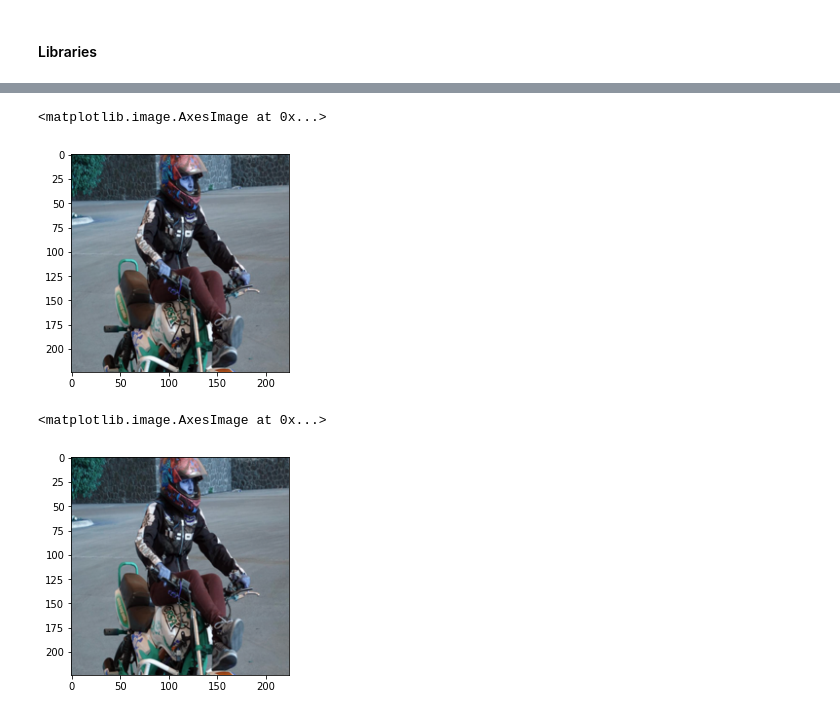
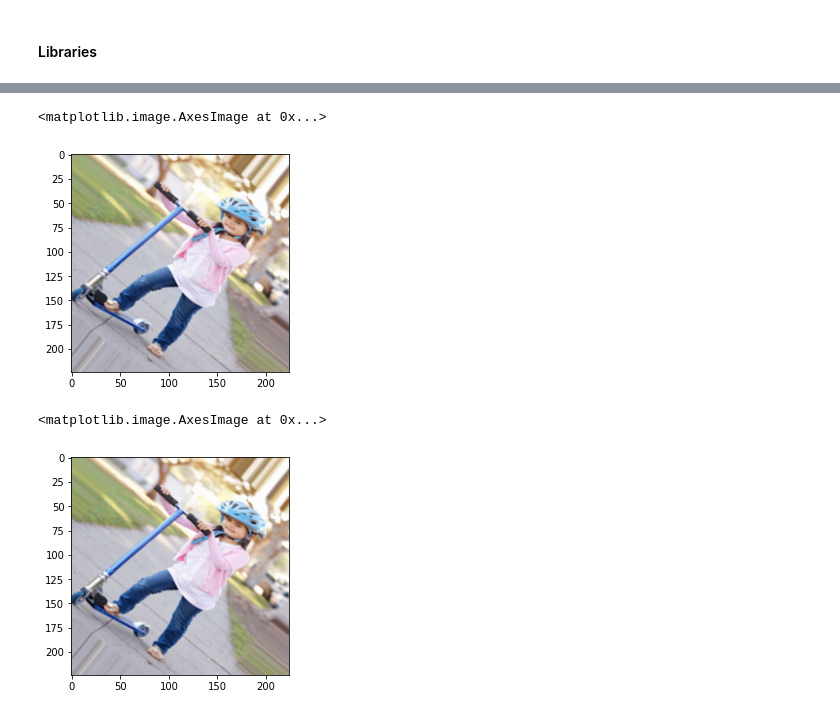
Before and after one commit to konstantinos-al/ml_project_quebec, a Jupyter notebook: Master_notebook_MASTER.ipynb, the cells around one changed output, grey strips where cells are left out. Drawn from its saved outputs; the diff is of its cells as text; code cells hidden in the pictures.

```diff
--- a/Master_notebook_MASTER.ipynb
+++ b/Master_notebook_MASTER.ipynb
@@ -146,15 +190,0 @@ for xml_path in list_annotations:
-# %%
-x = 0
-y = 0
-itt = len(full_imgs)
-for i in range(0, len(full_imgs)+1):
-    try:
-        tmp_shape = full_imgs[i][1].shape
-        x += tmp_shape[0]
-        y += tmp_shape[1]
-    except:
-        itt -=1
-        pass
-
-print(round(x/itt,0))
-print(round(y/itt,0))
@@ -166,8 +216,9 @@ print(round(y/itt,0))
 # %%
+# Transforming images in a proper array for model input
 full_imgs_array = []
-for i in range(0, len(full_imgs)+1):
+for i in range(0, len(final_full_imgs)+1):
     try:
-        full_imgs_array.append(np.array(full_imgs[i][1]))
+        full_imgs_array.append(np.array(final_full_imgs[i][1]))
     except:
         pass
 full_imgs_array = np.array(full_imgs_array, dtype='int')
@@ -179,8 +230,8 @@ full_imgs_array.shape
 # %%
 # testing that images appear correctly
-plt.imshow(full_imgs_array[1])
+plt.imshow(full_imgs_array[1500])
 # %% [output]
 <matplotlib.image.AxesImage at 0x...>
-[figure, old version]
+[figure, new version]
 # %%
 # reshape of array
@@ -188,9 +239,9 @@ full_imgs_array_rshp = full_imgs_array.reshape(761, 224*224*3)
 # %%
 # testing that images appear correctly
-plt.imshow(full_imgs_array_rshp[1].reshape(224, 224, 3))
+plt.imshow(full_imgs_array_rshp[1500].reshape(224, 224, 3))
 # %% [output]
 <matplotlib.image.AxesImage at 0x...>
-[figure, old version]
+[figure, new version]
 # %%
 # normalize colors
 full_imgs_array_final = full_imgs_array_rshp.astype('float32') / 255
```
Also changed, not shown: parts of 70 cells of this notebook.
